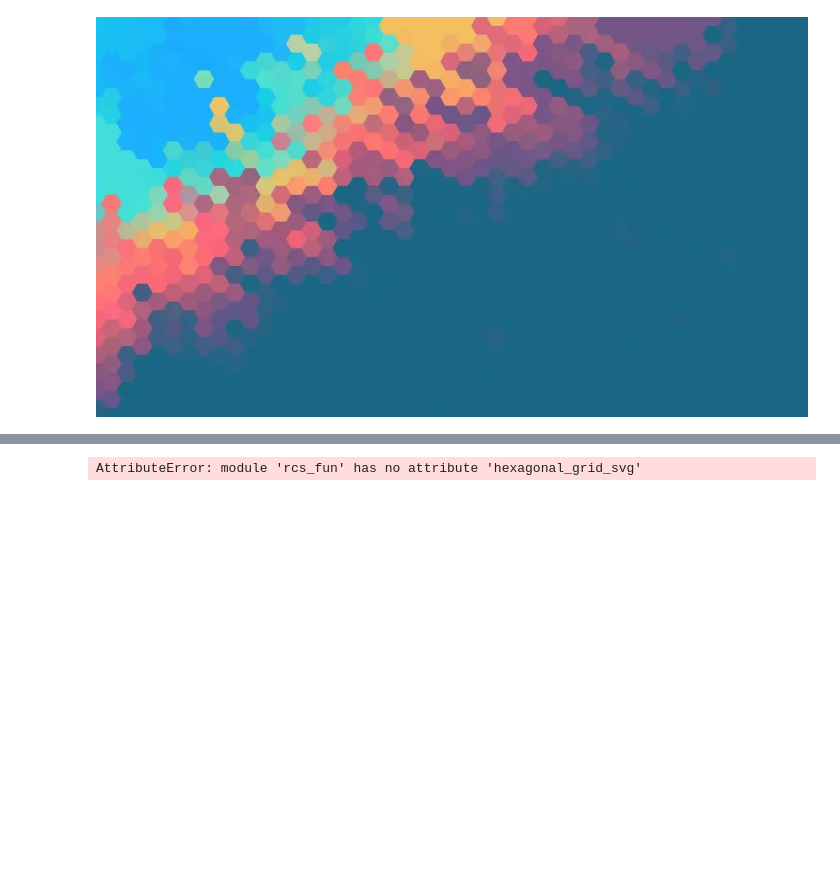
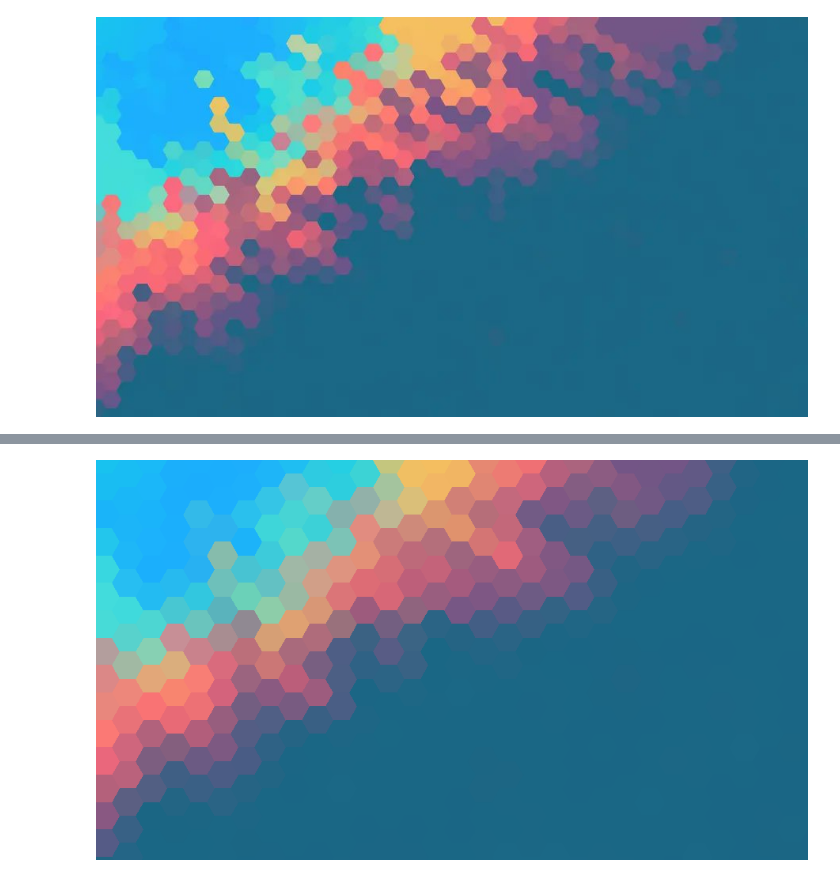
Before and after one commit to OlitHub/RCS_project, a Jupyter notebook: rcs_project/project_nb.ipynb, the cells around one changed output, grey strips where cells are left out. Saved outputs shown, nothing was run; the diff lists cells and outputs as text; code cells hidden in the pictures; blank space fills up the shorter version.

```diff
--- a/rcs_project/project_nb.ipynb
+++ b/rcs_project/project_nb.ipynb
@@ -15,4 +19,4 @@ The wallpaper of size (900, 506) to reproduce:
 # %%
-fun.hexagonal_grid_svg(img, 10)
+fun.hexagonal_grid_png(img, 20)
 # %% [output]
-AttributeError: module 'rcs_fun' has no attribute 'hexagonal_grid_svg'
+[figure, added]
```
Also changed, not shown: parts of 1 cell of this notebook, 5 other files.
